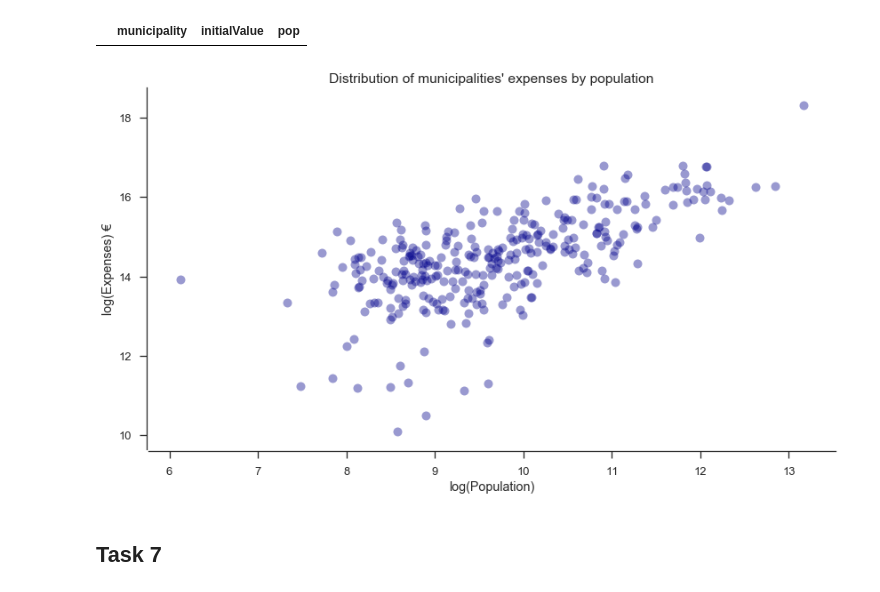
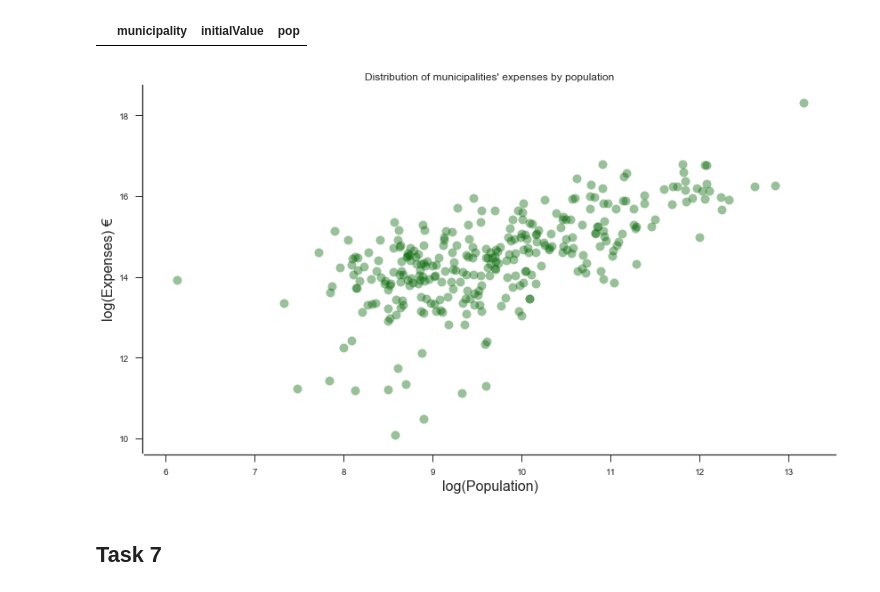
Before and after one commit to RodolfoLSS/Portuguese_Procurements, a Jupyter notebook: H7.20180088.ipynb, the cells around one changed output. Drawn from its saved outputs; the diff is of its cells as text; code cells hidden in the pictures.

```diff
--- a/H7.20180088.ipynb
+++ b/H7.20180088.ipynb
@@ -110,8 +110,6 @@ proc['contracting_name'] = proc['contracting'].map(lambda x: str(x)[:-11])
 proc['contractor_name'] = proc['contractor'].map(lambda x: str(x)[:-11])
 proc['contracting_nif'] = proc['contracting'].map(lambda x: str(x)[-11:])
 proc['contractor_nif'] = proc['contractor'].map(lambda x: str(x)[-11:])
-
-proc['contracting_nif'] = proc['contracting_nif'].replace('/(',)
 # %%
 # Remove the parentheses of the NIF and convert to int
 proc['contracting_nif'] = proc['contracting_nif'].str.replace('(','')
@@ -288,7 +297,7 @@ pt2= aux.str.split().str[1]
 pt2 = pt2.fillna('')
 
 popsize["pop"] = pt1 + pt2
-popsize["pop"] = pd.to_numeric(popsize["pop"], downcast='float')
+popsize["pop"] = popsize["pop"].astype(float)
 popsize["pop"]
 # %% [output]
 0       22284.0
@@ -364,29 +373,30 @@ yearlyExpensesPop.loc[yearlyExpensesPop['pop'].isna()]
 # %% [output]
 |  | municipality | initialValue | pop |
 # %%
-val = yearlyExpensesPop['initialValue'].apply(np.log)
-pop_= yearlyExpensesPop['pop'].apply(np.log)
+task6 = yearlyExpensesPop.copy()
+task6['initialValue'] = task6['initialValue'].apply(np.log)
+task6['pop']= task6['pop'].apply(np.log)
 # %%
 sns.set_style("ticks", {"xtick.major.size": 8, "ytick.major.size": 8})
 
 # Set up the matplotlib figure
 f, (ax3) = plt.subplots(1, figsize=(12, 7), sharex=True)
 
 
 # Plot scatter plot with seaborn
-bplot=sns.regplot(y=val, x=pop_,
-                  data=yearlyExpensesPop,
+bplot=sns.regplot(y='initialValue', x='pop',
+                  data=task6,
                   fit_reg=False,
-                  scatter_kws={"color":"darkblue","alpha":0.4,"s":100})
+                  scatter_kws={"color":"darkgreen","alpha":0.4,"s":100})
 
 bplot.set_xlabel('log(Population)')
 bplot.set_ylabel('log(Expenses) €')
 bplot.set_title("Distribution of municipalities' expenses by population")
 
 plt.tight_layout(h_pad=2)
 sns.despine(offset=2)
 # %% [output]
-[figure, old version]
+[figure, new version]
 # %% [markdown]
 ## Task 7
 # %%
```
Also changed, not shown: parts of 24 cells of this notebook.
